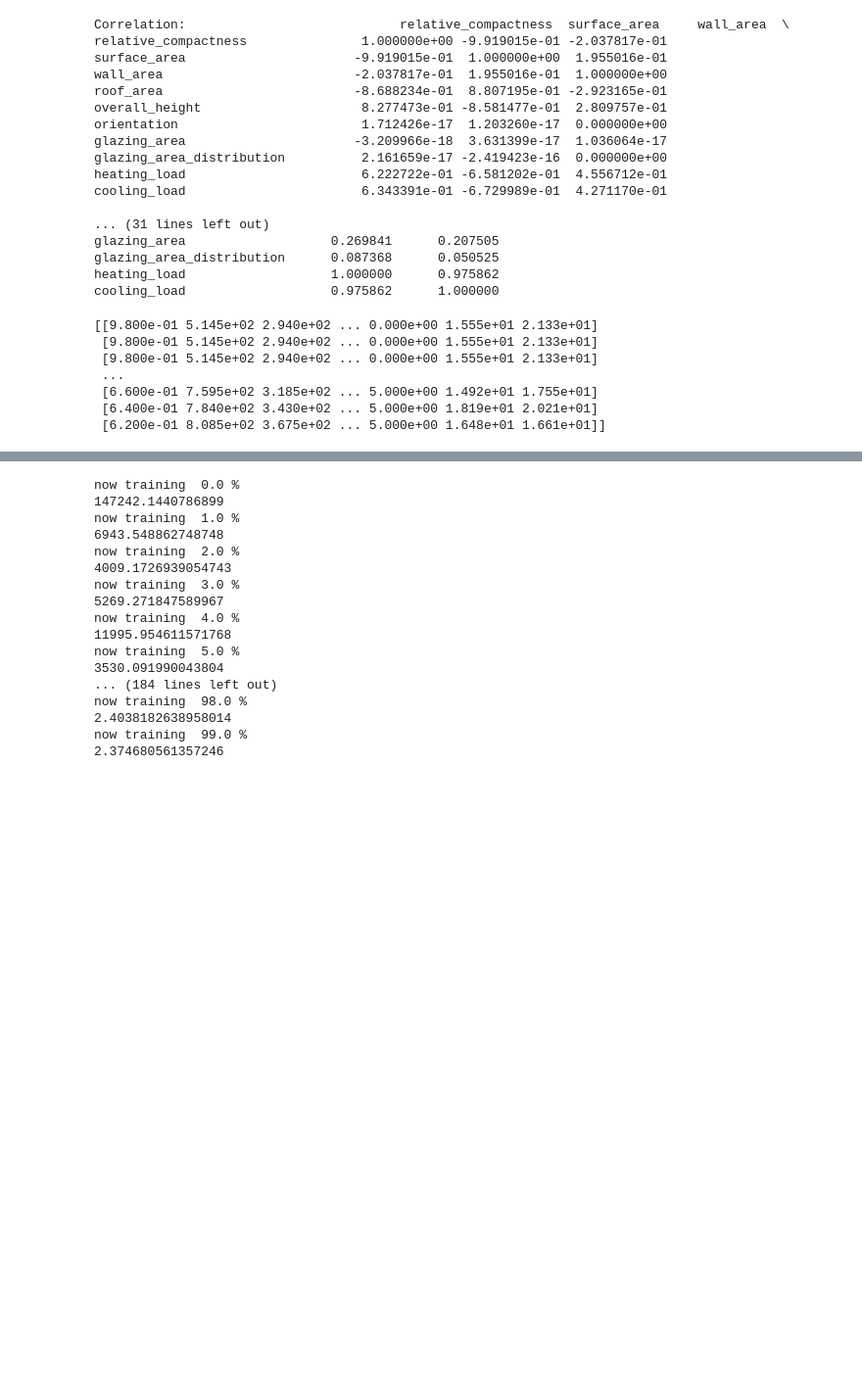
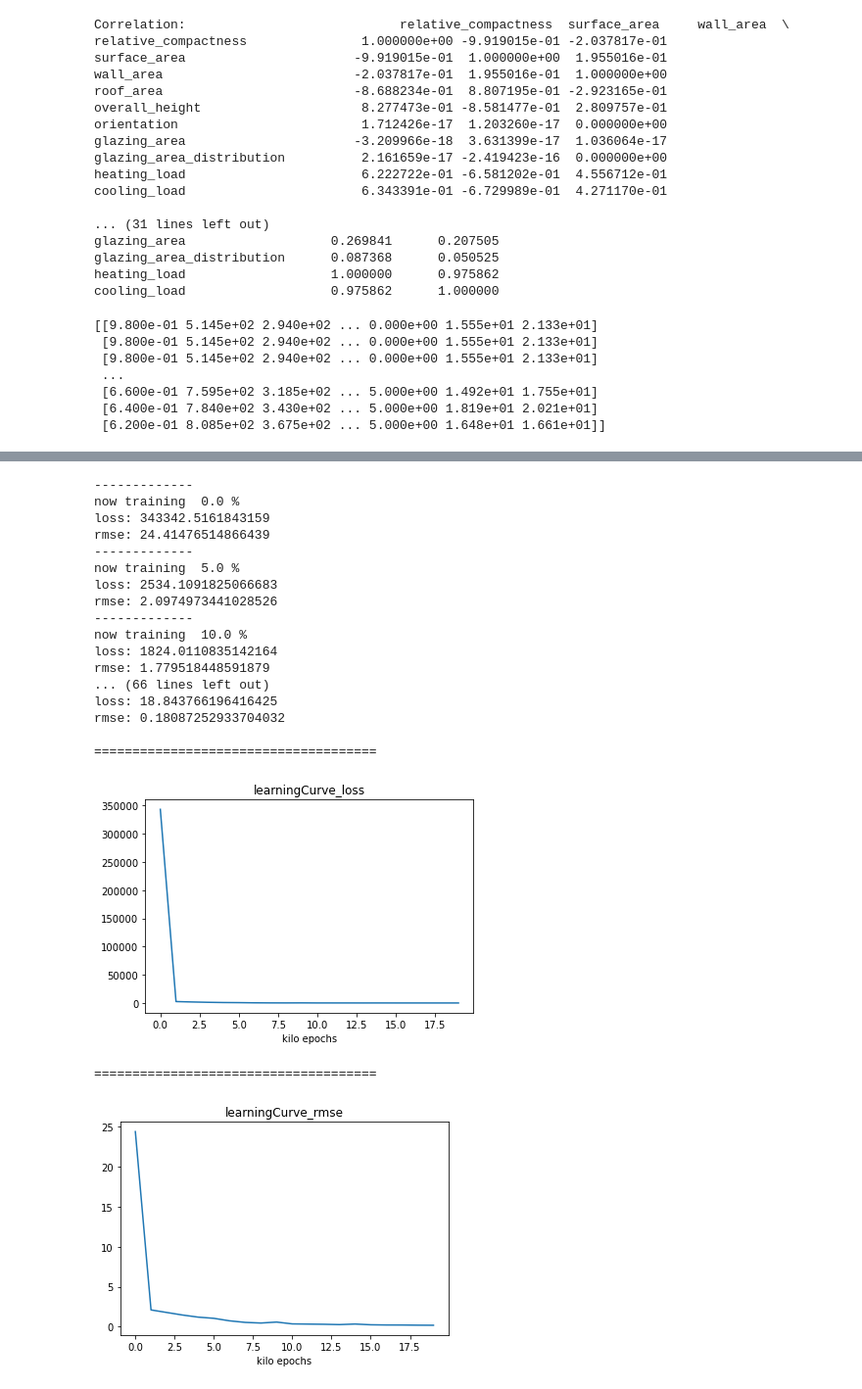
Before and after one commit to pc0062296/DLHW, a Jupyter notebook: DL_homework1-1.ipynb, the cells around one changed output, grey strips where cells are left out. Shown at 98% size. Drawn from its saved outputs; the diff is of its cells as text; code cells hidden in the pictures; blank space fills up the shorter version.

```diff
--- a/DL_homework1-1.ipynb
+++ b/DL_homework1-1.ipynb
@@ -251,6 +252,9 @@ mini_batch = 16
 bestloss1 = 1e30 #Mini Batch Loss
 preloss = 1e30   #decay the learning rate
 start = time.time()
+
+lossCurve = []
+rmseCurve = []
 
 for epoch in range(epochtimes):
     X_train_random = []
@@ -356,62 +360,84 @@ for epoch in range(epochtimes):
     bias4 -= lr * derror_dbias4.sum()/np.size(derror_dbias4)
     bias5 -= lr * derror_dbias5.sum()/np.size(derror_dbias5)
 
-    error_out = ((1 / 2) * (np.power((output_op - Y_train_random), 2)))
+    error_out = np.power((output_op - Y_train_random), 2)
     #print(error_out.sum())
 
 
 
     #calulate error
-    if epoch % 200 == 0 :
+    if epoch % 1000 == 0 :
         input_hidden = np.dot(X_train, weight_hidden) + bias
         output_hidden = ReLU(input_hidden)
         input_hidden2 = np.dot(output_hidden, weight_hidden2) + bias1
         output_hidden2 = ReLU(input_hidden2)
         input_hidden3 = np.dot(output_hidden2, weight_hidden3) + bias2
         output_hidden3 = ReLU(input_hidden3)
         input_hidden4 = np.dot(output_hidden3, weight_hidden4) + bias3
         output_hidden4 = ReLU(input_hidden4)
         input_hidden5 = np.dot(output_hidden4, weight_hidden5) + bias4
         output_hidden5 = ReLU(input_hidden5)
         input_op = np.dot(output_hidden5, weight_output)+ bias5
         output_op = ReLU(input_op)
-        error_out = ((1 / 2) * (np.power((output_op - Y_train), 2)))
 
+        error_out = np.power((output_op - Y_train), 2)
 
         #set decay for learning rate
         if error_out.sum() > preloss :
             lr *= 0.9
 
         preloss = error_out.sum()
 
-
+        lossCurve.append(error_out.sum())
+        rmseCurve.append(math.sqrt(error_out.sum()/len(Y_train)))
+        print("-------------")
         print('now training ',epoch*100/epochtimes,'%')
-        print(error_out.sum())
+        print('loss:',error_out.sum())
+        print('rmse:',math.sqrt(error_out.sum()/len(Y_train)))
         #print(error_out)
         #print('\n',lr * derror_dwh,'\n', lr * derror_dwo,'\n')
 
 
         #print(derror_wh, derror_wo)
+print("")
+print("=====================================")
+print("")
 
+plt.plot(lossCurve)
+plt.title('learningCurve_loss')
+plt.xlabel('kilo epochs')
 
+plt.show()
 
+print("")
+print("=====================================")
+print("")
+
+plt.plot(rmseCurve)
+plt.title('learningCurve_rmse')
+plt.xlabel('kilo epochs')
+
+plt.show()
 end = time.time()
 # %% [output]
+-------------
 now training  0.0 %
-147242.1440786899
-now training  1.0 %
-6943.548862748748
-now training  2.0 %
-4009.1726939054743
-now training  3.0 %
-5269.271847589967
-now training  4.0 %
-11995.954611571768
+loss: 343342.5161843159
+rmse: 24.41476514866439
+-------------
 now training  5.0 %
-3530.091990043804
-... (184 lines left out)
-now training  98.0 %
-2.4038182638958014
-now training  99.0 %
-2.374680561357246
+loss: 2534.1091825066683
+rmse: 2.0974973441028526
+-------------
+now training  10.0 %
+loss: 1824.0110835142164
+rmse: 1.779518448591879
+... (66 lines left out)
+loss: 18.843766196416425
+rmse: 0.18087252933704032
+
+=====================================
+[figure, added]
+=====================================
+[figure, added]
 # %%
```
Also changed, not shown: parts of 11 cells of this notebook.
